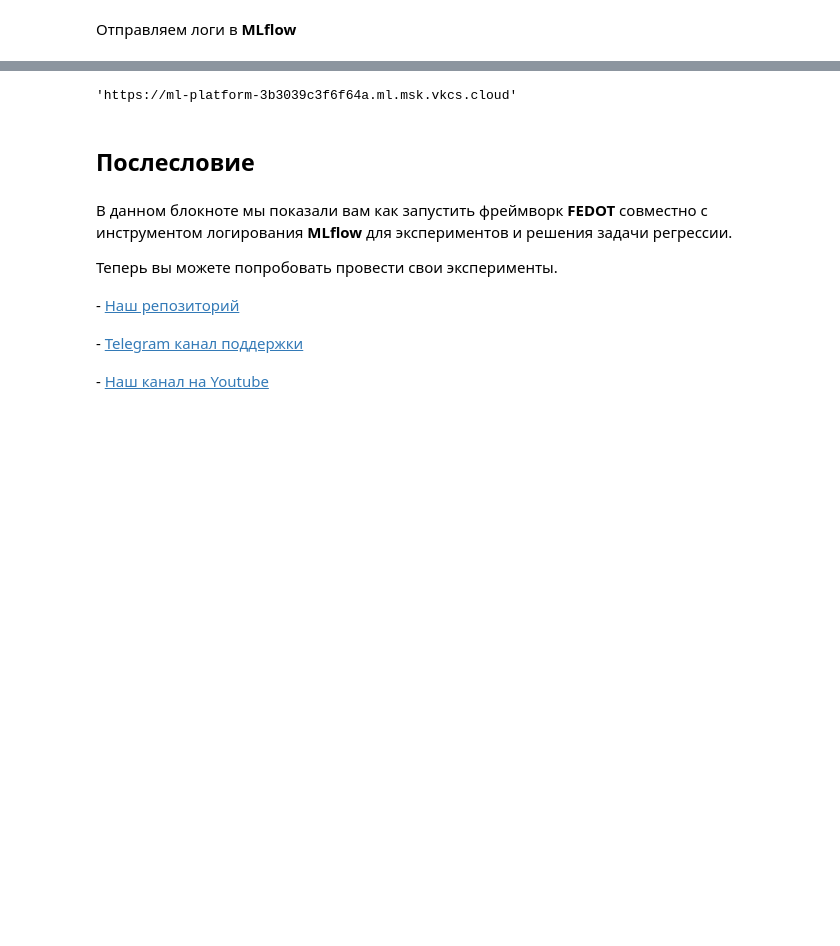
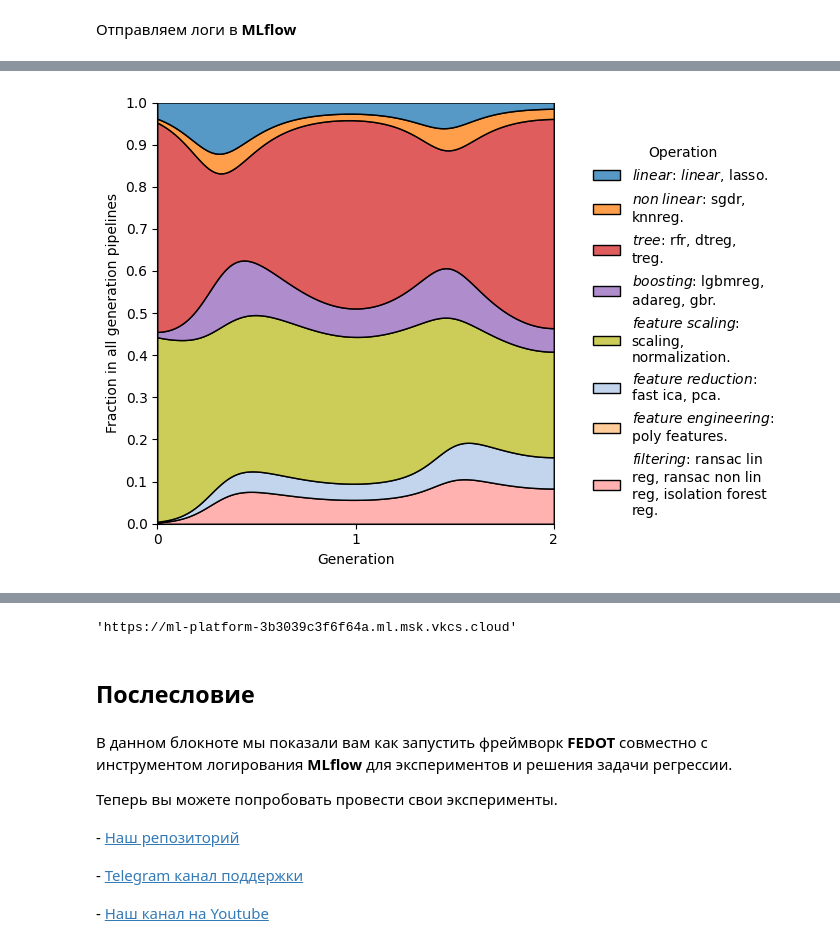
Before and after one commit to stockblog/webinar_automl_fedot, a Jupyter notebook: FEDOT Tutorial - Regression.ipynb, the cells around one changed output, grey strips where cells are left out. Drawn from its saved outputs; the diff is of its cells as text; code cells hidden in the pictures; blank space fills up the shorter version.

```diff
--- a/FEDOT Tutorial - Regression.ipynb
+++ b/FEDOT Tutorial - Regression.ipynb
@@ -354,8 +354,8 @@ mlflow.start_run(run_name="best_quality")
 # %%
 model = Fedot(
     problem='regression',
-    timeout=60,
-    cv_folds=7,
+    timeout=120,
+    cv_folds=10,
     metric='mae',
     n_jobs=-1,
     preset='best_quality'
@@ -399,3 +420,7 @@ path_to_json = "/home/jupyter-admin/pipeline/pipeline.json"
 path_to_pipeline_pkl = "/home/jupyter-admin/pipeline/pipeline.pkl"
 
 convert_json_to_pkl(path_to_json, path_to_pipeline_pkl)
+# %%
+model.history.show.operations_kde(dpi=100)
+# %% [output]
+[figure, added]
```
Also changed, not shown: parts of 11 cells of this notebook, 3 other files.
